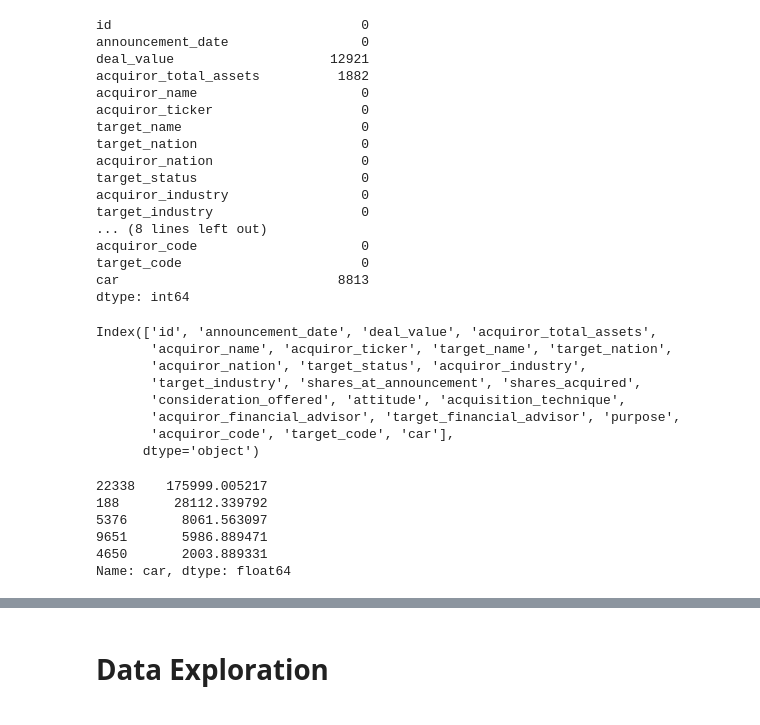
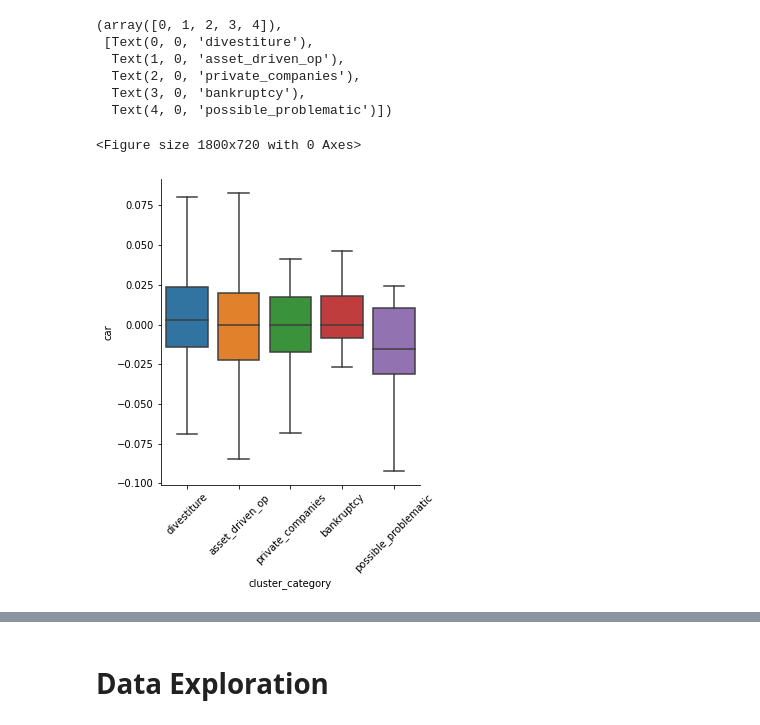
Before and after one commit to cobergmann/MA_PREDICTOR, a Jupyter notebook: notebooks/vlad_data_viz_and_exp.ipynb, the cells around one changed output, grey strips where cells are left out. Drawn from its saved outputs; the diff is of its cells as text; code cells hidden in the pictures.

```diff
--- a/notebooks/vlad_data_viz_and_exp.ipynb
+++ b/notebooks/vlad_data_viz_and_exp.ipynb
@@ -25,0 +554,13 @@ df
+# %%
+plt.figure(figsize=(25, 10))
+sns.catplot(data=data_1, x='cluster_category', y='car', kind='box', showfliers=False)
+plt.xticks(rotation=45)
+# %% [output]
+(array([0, 1, 2, 3, 4]),
+ [Text(0, 0, 'divestiture'),
+  Text(1, 0, 'asset_driven_op'),
+  Text(2, 0, 'private_companies'),
+  Text(3, 0, 'bankruptcy'),
+  Text(4, 0, 'possible_problematic')])
+<Figure size 1800x720 with 0 Axes>
+[figure, added]
@@ -26,40 +569,6 @@ df
 # %%
-df.isna().sum()
+#df['acquisition_technique'].value_counts()
+
+#df.columns
+
+#df['car'].sort_values(ascending=False).head(5)
-# %% [output]
-id                                0
-announcement_date                 0
-deal_value                    12921
-acquiror_total_assets          1882
-acquiror_name                     0
-acquiror_ticker                   0
-target_name                       0
-target_nation                     0
-acquiror_nation                   0
-target_status                     0
-acquiror_industry                 0
-target_industry                   0
-... (8 lines left out)
-acquiror_code                     0
-target_code                       0
-car                            8813
-dtype: int64
-# %%
-df.columns
-# %% [output]
-Index(['id', 'announcement_date', 'deal_value', 'acquiror_total_assets',
-       'acquiror_name', 'acquiror_ticker', 'target_name', 'target_nation',
-       'acquiror_nation', 'target_status', 'acquiror_industry',
-       'target_industry', 'shares_at_announcement', 'shares_acquired',
-       'consideration_offered', 'attitude', 'acquisition_technique',
-       'acquiror_financial_advisor', 'target_financial_advisor', 'purpose',
-       'acquiror_code', 'target_code', 'car'],
-      dtype='object')
-# %%
-df['car'].sort_values(ascending=False).head(5)
-# %% [output]
-22338    175999.005217
-188       28112.339792
-5376       8061.563097
-9651       5986.889471
-4650       2003.889331
-Name: car, dtype: float64
```
Also changed, not shown: parts of 106 cells of this notebook.
